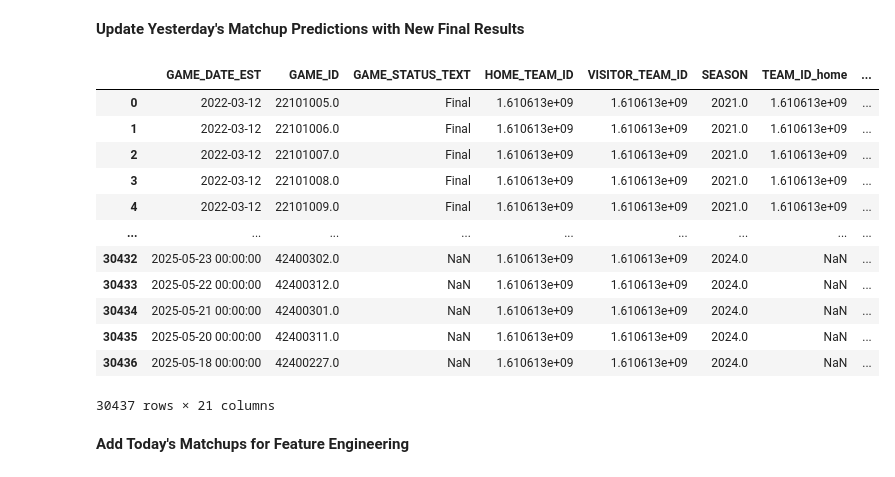
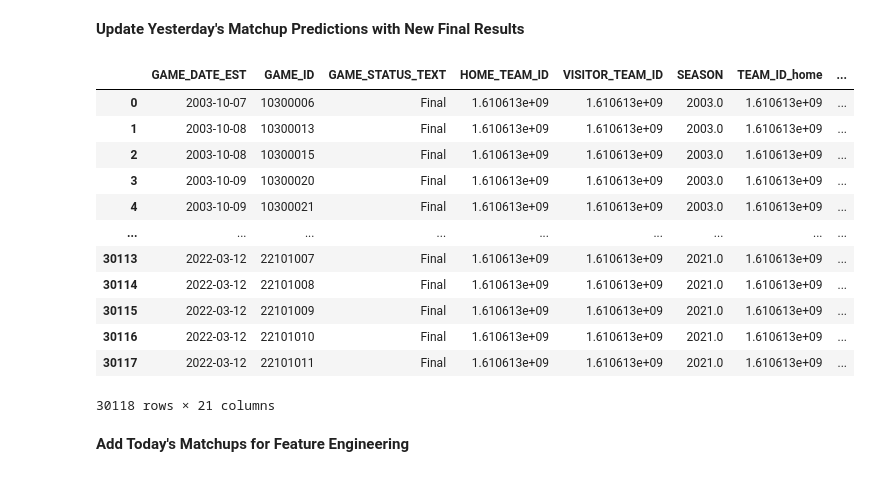
Before and after one commit to cmunch1/nba-prediction, a Jupyter notebook: notebooks/09_production_features_pipeline.ipynb, the cells around one changed output. Cells and saved outputs as stored; diff of their text form; code cells hidden in the pictures.

Commit message:
remove dupes

```diff
--- a/notebooks/09_production_features_pipeline.ipynb
+++ b/notebooks/09_production_features_pipeline.ipynb
@@ -202,34 +217,55 @@ df_old
 # %%
 # filter out games that are pending final results
 # (these were the rows used for prediction yesterday)
 # and then update these with the new results
+
+def fix_dupes(df: pd.DataFrame) -> pd.DataFrame:
+
+    # Ensure consistent types
+    df['GAME_ID'] = pd.to_numeric(df['GAME_ID'], errors='coerce').astype('Int64')
+    df = df.dropna(subset=['GAME_ID'])
+    df['GAME_ID'] = df['GAME_ID'].astype('int64')
+
+    # Optional: mark completeness (prefer completed games)
+    is_final = df.get('GAME_STATUS_TEXT', '').astype(str).str.contains('Final', case=False, na=False)
+    has_pts = (df.get('PTS_home', 0).fillna(0) > 0) | (df.get('PTS_away', 0).fillna(0) > 0)
+    df['__row_quality'] = is_final.astype(int) + has_pts.astype(int)
+
+    # Keep the best version per GAME_ID
+    df = df.sort_values(['__row_quality', 'GAME_DATE_EST']).drop_duplicates(subset=['GAME_ID'], keep='last')
+    df = df.drop(columns=['__row_quality'], errors='ignore')
+
+    return df
 
 
 # one approach is to simply drop the rows that were used for prediction yesterday
 # which are games that have 0 points for home team
 # and then append the new rows to the dataframe
 df_old = df_old[df_old['PTS_home'] != 0]
 df_old = pd.concat([df_old, df_new], ignore_index = True)
 
+df_old = fix_dupes(df_old)
+
+
 
 # save the new games to the database
 df_old.to_csv(DATAPATH / 'games.csv', index=False)
 
 df_old
 # %% [output]
 |  | GAME_DATE_EST | GAME_ID | GAME_STATUS_TEXT | HOME_TEAM_ID | VISITOR_TEAM_ID | SEASON | TEAM_ID_home | ... |
-| 0 | 2022-03-12 | 22101005.0 | Final | 1.610613e+09 | 1.610613e+09 | 2021.0 | 1.610613e+09 | ... |
-| 1 | 2022-03-12 | 22101006.0 | Final | 1.610613e+09 | 1.610613e+09 | 2021.0 | 1.610613e+09 | ... |
-| 2 | 2022-03-12 | 22101007.0 | Final | 1.610613e+09 | 1.610613e+09 | 2021.0 | 1.610613e+09 | ... |
-| 3 | 2022-03-12 | 22101008.0 | Final | 1.610613e+09 | 1.610613e+09 | 2021.0 | 1.610613e+09 | ... |
-| 4 | 2022-03-12 | 22101009.0 | Final | 1.610613e+09 | 1.610613e+09 | 2021.0 | 1.610613e+09 | ... |
+| 0 | 2003-10-07 | 10300006 | Final | 1.610613e+09 | 1.610613e+09 | 2003.0 | 1.610613e+09 | ... |
+| 1 | 2003-10-08 | 10300013 | Final | 1.610613e+09 | 1.610613e+09 | 2003.0 | 1.610613e+09 | ... |
+| 2 | 2003-10-08 | 10300015 | Final | 1.610613e+09 | 1.610613e+09 | 2003.0 | 1.610613e+09 | ... |
+| 3 | 2003-10-09 | 10300020 | Final | 1.610613e+09 | 1.610613e+09 | 2003.0 | 1.610613e+09 | ... |
+| 4 | 2003-10-09 | 10300021 | Final | 1.610613e+09 | 1.610613e+09 | 2003.0 | 1.610613e+09 | ... |
 | ... | ... | ... | ... | ... | ... | ... | ... | ... |
-| 30432 | 2025-05-23 00:00:00 | 42400302.0 | NaN | 1.610613e+09 | 1.610613e+09 | 2024.0 | NaN | ... |
-| 30433 | 2025-05-22 00:00:00 | 42400312.0 | NaN | 1.610613e+09 | 1.610613e+09 | 2024.0 | NaN | ... |
-| 30434 | 2025-05-21 00:00:00 | 42400301.0 | NaN | 1.610613e+09 | 1.610613e+09 | 2024.0 | NaN | ... |
-| 30435 | 2025-05-20 00:00:00 | 42400311.0 | NaN | 1.610613e+09 | 1.610613e+09 | 2024.0 | NaN | ... |
-| 30436 | 2025-05-18 00:00:00 | 42400227.0 | NaN | 1.610613e+09 | 1.610613e+09 | 2024.0 | NaN | ... |
+| 30113 | 2022-03-12 | 22101007 | Final | 1.610613e+09 | 1.610613e+09 | 2021.0 | 1.610613e+09 | ... |
+| 30114 | 2022-03-12 | 22101008 | Final | 1.610613e+09 | 1.610613e+09 | 2021.0 | 1.610613e+09 | ... |
+| 30115 | 2022-03-12 | 22101009 | Final | 1.610613e+09 | 1.610613e+09 | 2021.0 | 1.610613e+09 | ... |
+| 30116 | 2022-03-12 | 22101010 | Final | 1.610613e+09 | 1.610613e+09 | 2021.0 | 1.610613e+09 | ... |
+| 30117 | 2022-03-12 | 22101011 | Final | 1.610613e+09 | 1.610613e+09 | 2021.0 | 1.610613e+09 | ... |
-30437 rows × 21 columns
+30118 rows × 21 columns
 # %% [markdown]
 **Add Today's Matchups for Feature Engineering**
 # %%
```
Also changed, not shown: parts of 7 cells of this notebook, 1 other file.
